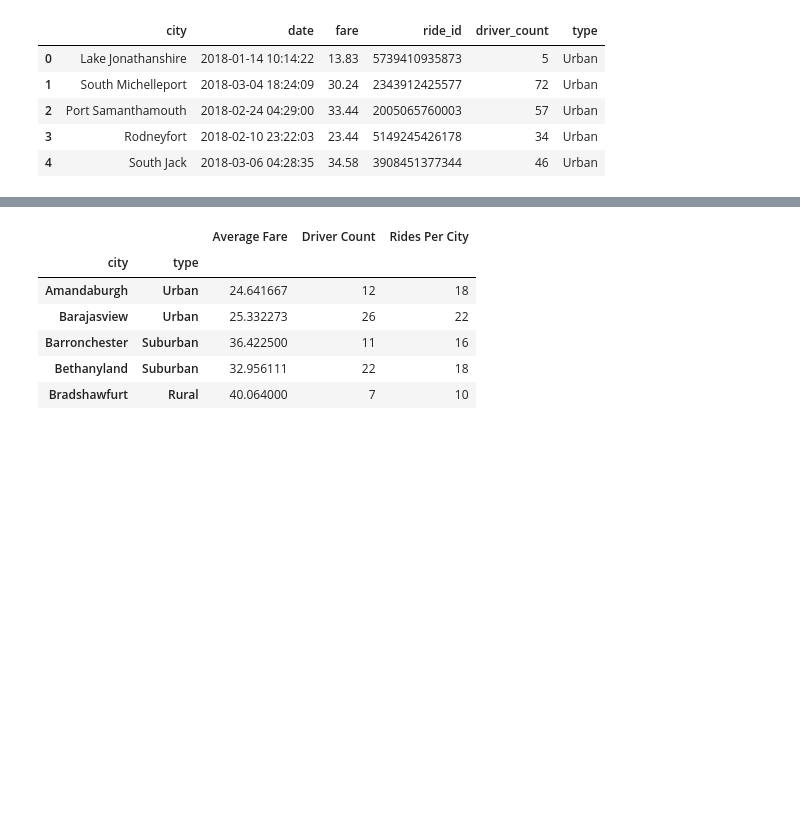
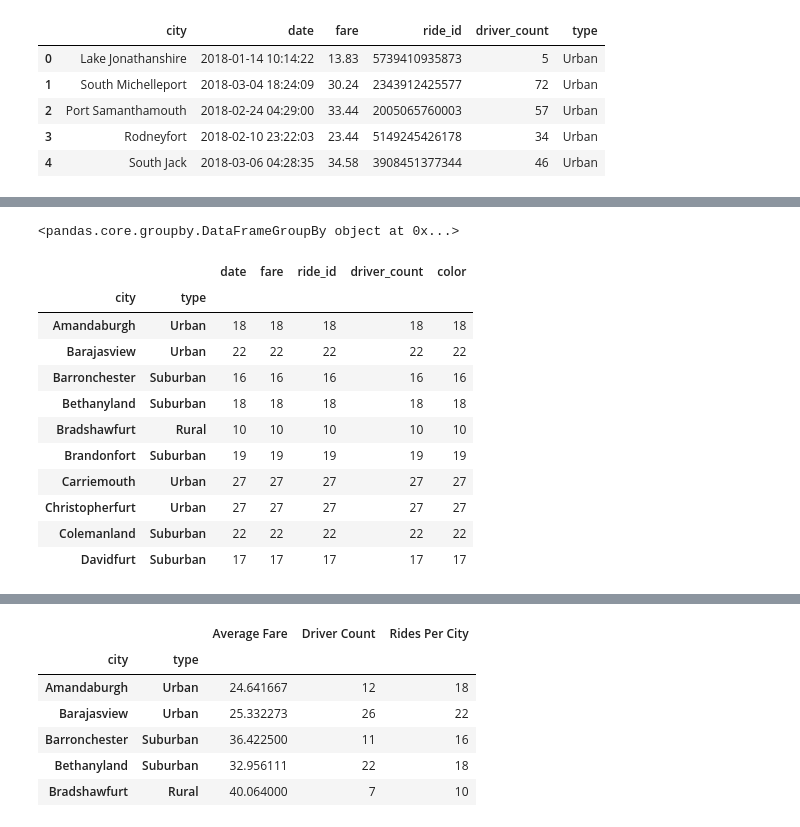
Before and after one commit to Meghanavmr/Pyber, a Jupyter notebook: Pyber Ride Sharing Matplot.ipynb, the cells around one changed output, grey strips where cells are left out. Saved outputs shown, nothing was run; the diff lists cells and outputs as text; code cells hidden in the pictures; blank space fills up the shorter version.

```diff
--- a/Pyber Ride Sharing Matplot.ipynb
+++ b/Pyber Ride Sharing Matplot.ipynb
@@ -23,3 +24,14 @@ pyber_data.head()
 | 2 | Port Samanthamouth | 2018-02-24 04:29:00 | 33.44 | 2005065760003 | 57 | Urban |
 | 3 | Rodneyfort | 2018-02-10 23:22:03 | 23.44 | 5149245426178 | 34 | Urban |
 | 4 | South Jack | 2018-03-06 04:28:35 | 34.58 | 3908451377344 | 46 | Urban |
+# %%
+def color(row):
+    type_ = row['type']
+    if type_=='Urban':
+        color = 'Red'
+    if type_=='Rural':
+        color = 'Blue'
+    if type_=='Suburban':
+        color = 'Green'
+    return color
+pyber_data['color'] = pyber_data.apply(color, axis=1)
@@ -25,0 +74,18 @@ pyber_data.head()
+# %%
+grouped_city_df = pyber_data.groupby(['city',"type"])
+print(grouped_city_df)
+grouped_city_df.count().head(10)
+# %% [output]
+<pandas.core.groupby.DataFrameGroupBy object at 0x...>
+|  |  | date | fare | ride_id | driver_count | color |
+| city | type |  |  |  |  |  |
+| Amandaburgh | Urban | 18 | 18 | 18 | 18 | 18 |
+| Barajasview | Urban | 22 | 22 | 22 | 22 | 22 |
+| Barronchester | Suburban | 16 | 16 | 16 | 16 | 16 |
+| Bethanyland | Suburban | 18 | 18 | 18 | 18 | 18 |
+| Bradshawfurt | Rural | 10 | 10 | 10 | 10 | 10 |
+| Brandonfort | Suburban | 19 | 19 | 19 | 19 | 19 |
+| Carriemouth | Urban | 27 | 27 | 27 | 27 | 27 |
+| Christopherfurt | Urban | 27 | 27 | 27 | 27 | 27 |
+| Colemanland | Suburban | 22 | 22 | 22 | 22 | 22 |
+| Davidfurt | Suburban | 17 | 17 | 17 | 17 | 17 |
```
Also changed, not shown: parts of 28 cells of this notebook, 7 other files.
